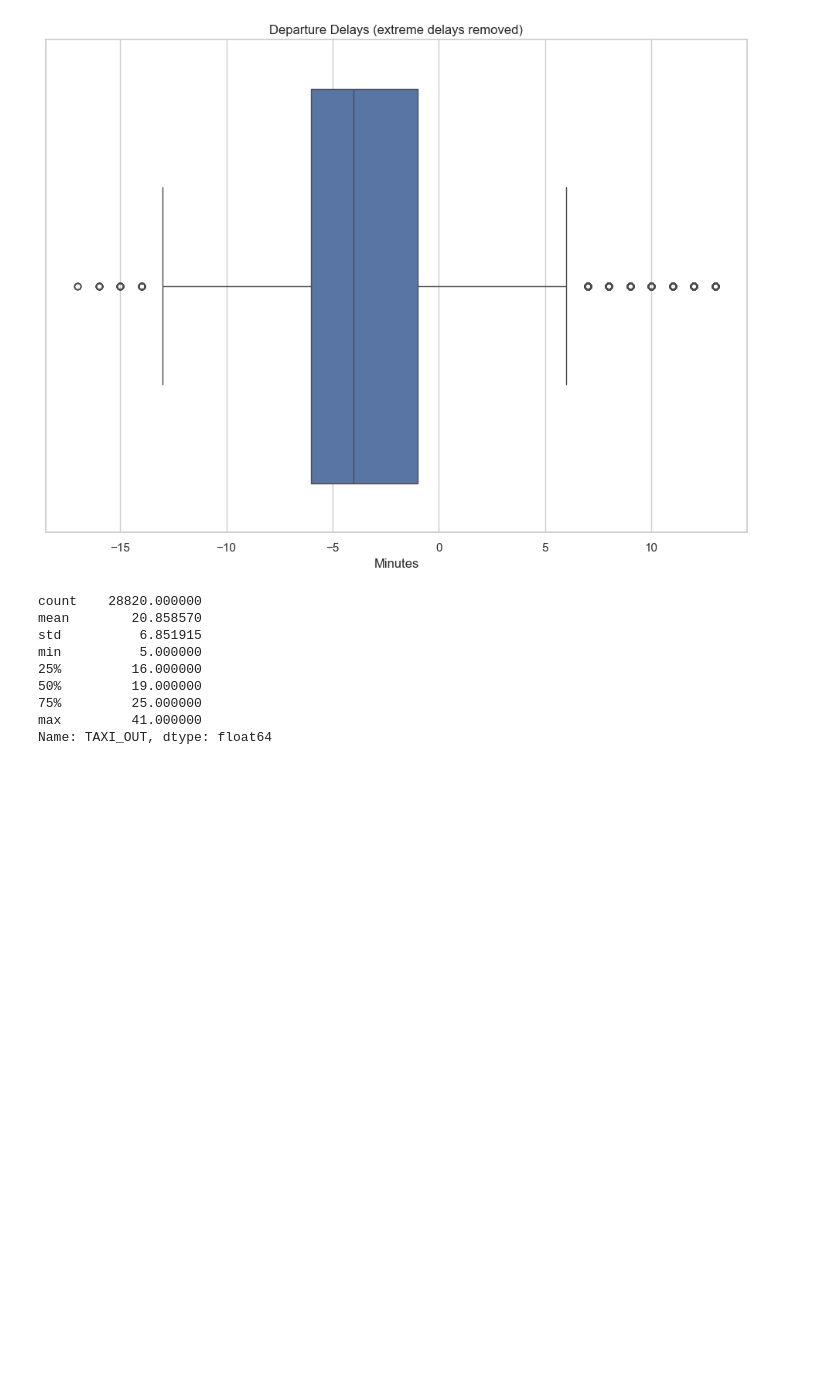
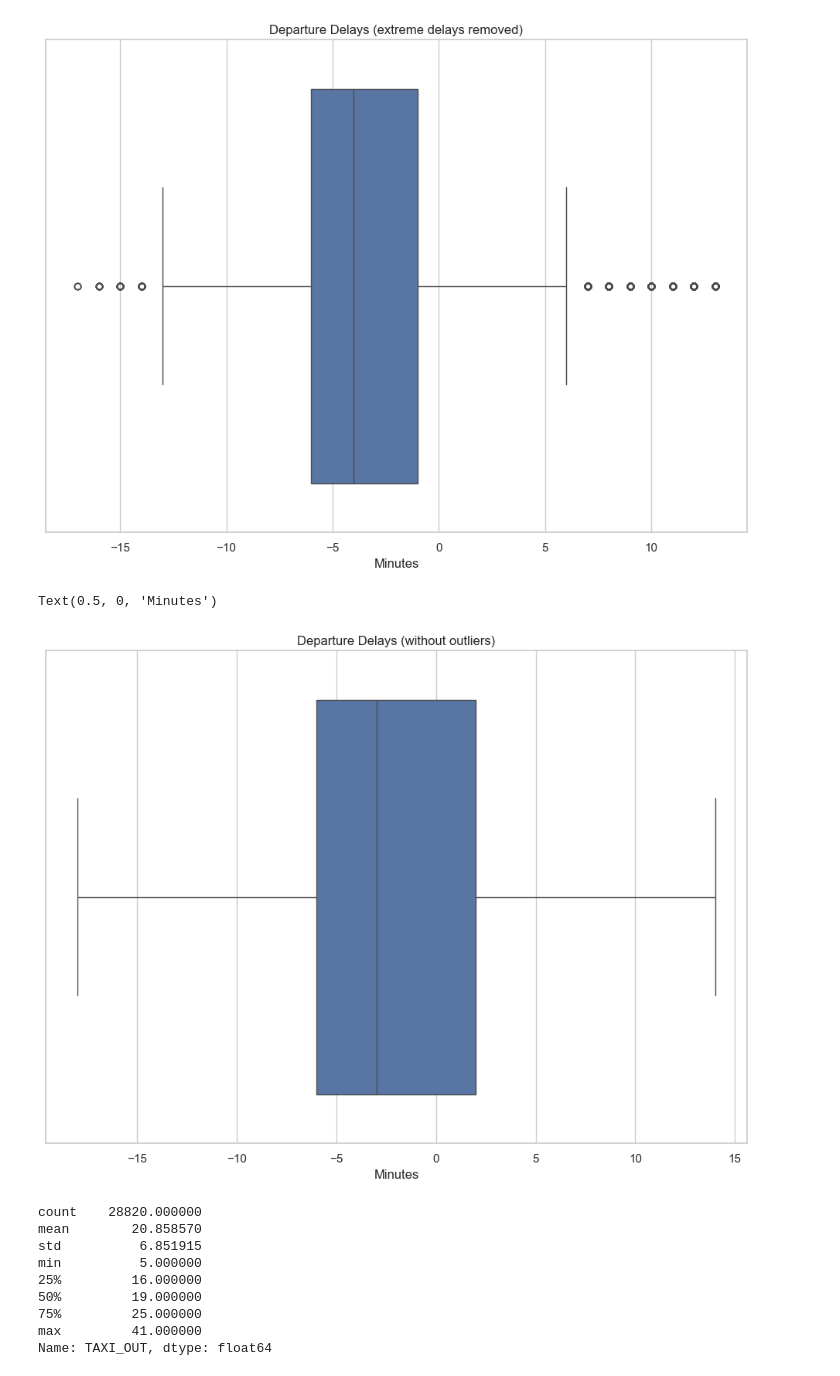
Before and after one commit to rulawrence/TDARuby, a Jupyter notebook: flights.ipynb, the cells around one changed output. Saved outputs shown, nothing was run; the diff lists cells and outputs as text; code cells hidden in the pictures; blank space fills up the shorter version.

```diff
--- a/flights.ipynb
+++ b/flights.ipynb
@@ -154,6 +159,13 @@ max         13.000000
 Name: DEP_DELAY, dtype: float64
 Text(0.5, 0, 'Minutes')
 [figure]
+# %%
+sns.boxplot(x=df["DEP_DELAY"], showfliers=False)
+plt.title("Departure Delays (without outliers)")
+plt.xlabel("Minutes")
+# %% [output]
+Text(0.5, 0, 'Minutes')
+[figure, added]
 # %%
 ### box plot for taxi time
 sns.boxplot(x=df["TAXI_OUT"])
```
Also changed, not shown: parts of 8 cells of this notebook, 6 other files.
